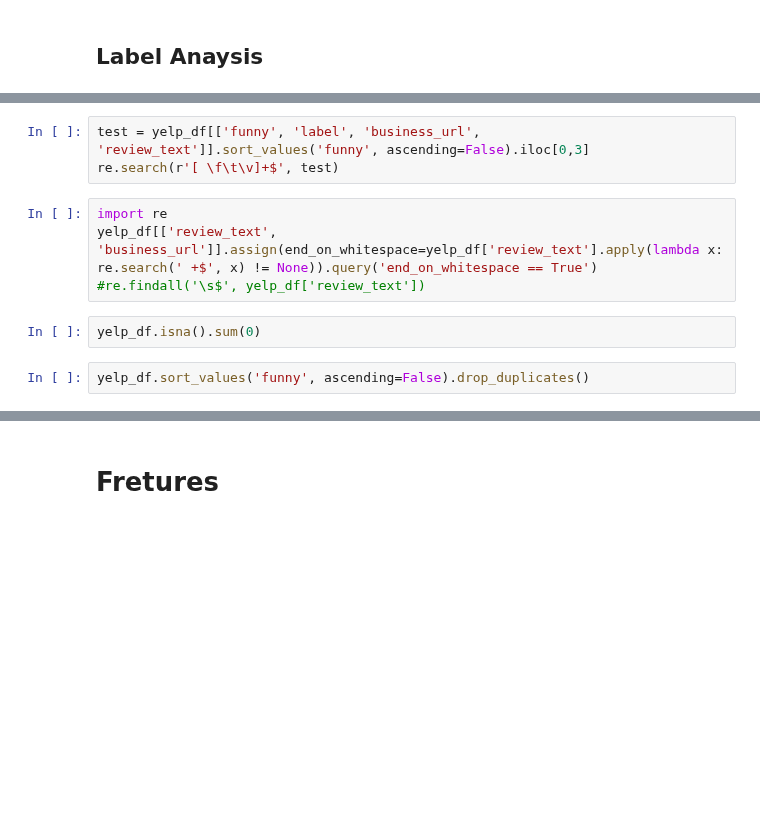
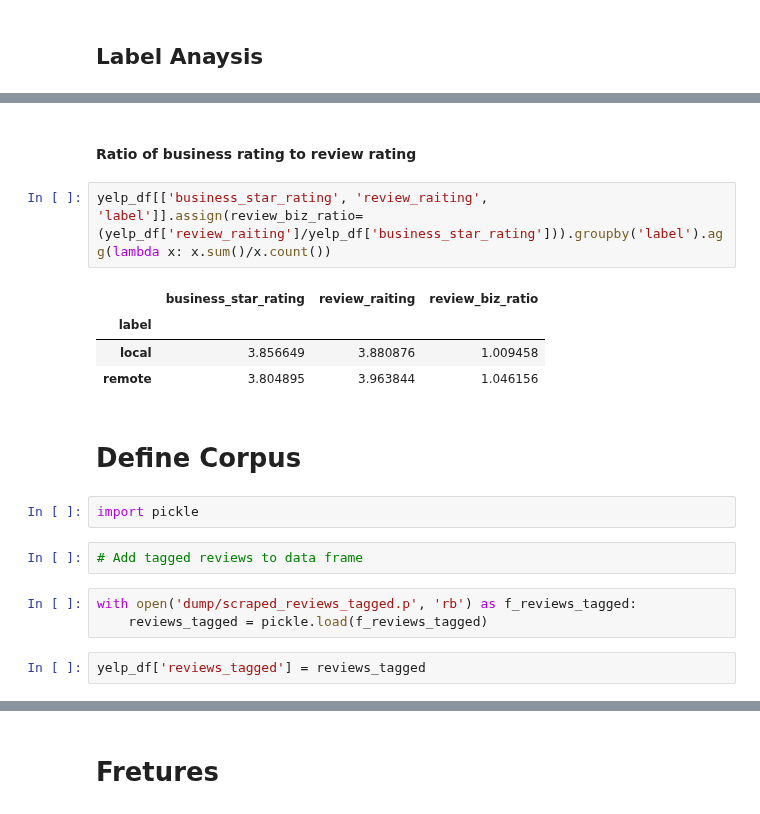
Before and after one commit to twilbers/yelp-tourist-classifier, a Jupyter notebook: yelp_review_analysis.ipynb, the cells around one changed output, grey strips where cells are left out. Cells and saved outputs as stored; diff of their text form; blank space fills up the shorter version.

```diff
--- a/yelp_review_analysis.ipynb
+++ b/yelp_review_analysis.ipynb
@@ -76,11 +150,20 @@ yelp_df.groupby(yelp_df['label']).agg('count')
-# %%
-test = yelp_df[['funny', 'label', 'business_url', 'review_text']].sort_values('funny', ascending=False).iloc[0,3]
-re.search(r'[ \f\t\v]+$', test)
-# %%
-import re
-yelp_df[['review_text', 'business_url']].assign(end_on_whitespace=yelp_df['review_text'].apply(lambda x: re.search(' +$', x) != None)).query('end_on_whitespace == True')
-#re.findall('\s$', yelp_df['review_text'])
-# %%
-yelp_df.isna().sum(0)
-# %%
-yelp_df.sort_values('funny', ascending=False).drop_duplicates()
+# %% [markdown]
+#### Ratio of business rating to review rating
+# %%
+yelp_df[['business_star_rating', 'review_raiting', 'label']].assign(review_biz_ratio= (yelp_df['review_raiting']/yelp_df['business_star_rating'])).groupby('label').agg(lambda x: x.sum()/x.count())
+# %% [output]
+|  | business_star_rating | review_raiting | review_biz_ratio |
+| label |  |  |  |
+| local | 3.856649 | 3.880876 | 1.009458 |
+| remote | 3.804895 | 3.963844 | 1.046156 |
+# %% [markdown]
+# Define Corpus
+# %%
+import pickle
+# %%
+# Add tagged reviews to data frame
+# %%
+with open('dump/scraped_reviews_tagged.p', 'rb') as f_reviews_tagged:
+    reviews_tagged = pickle.load(f_reviews_tagged)
+# %%
+yelp_df['reviews_tagged'] = reviews_tagged
```
Also changed, not shown: parts of 113 cells of this notebook, 3 other files.
